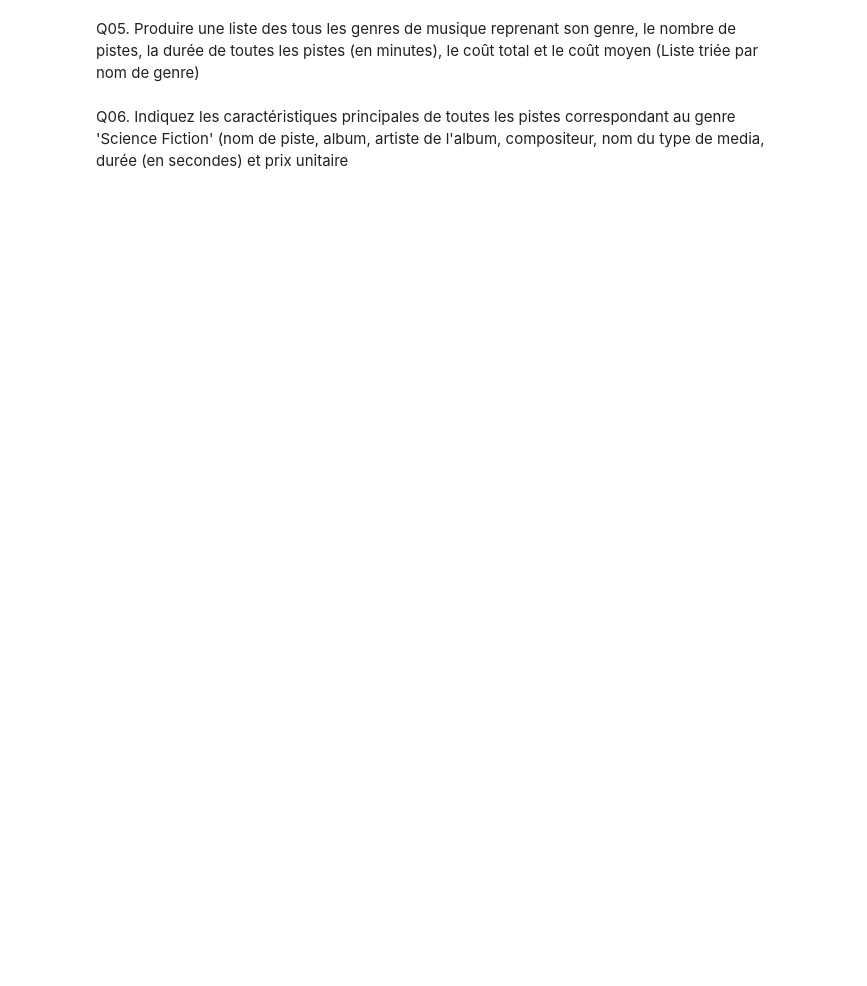
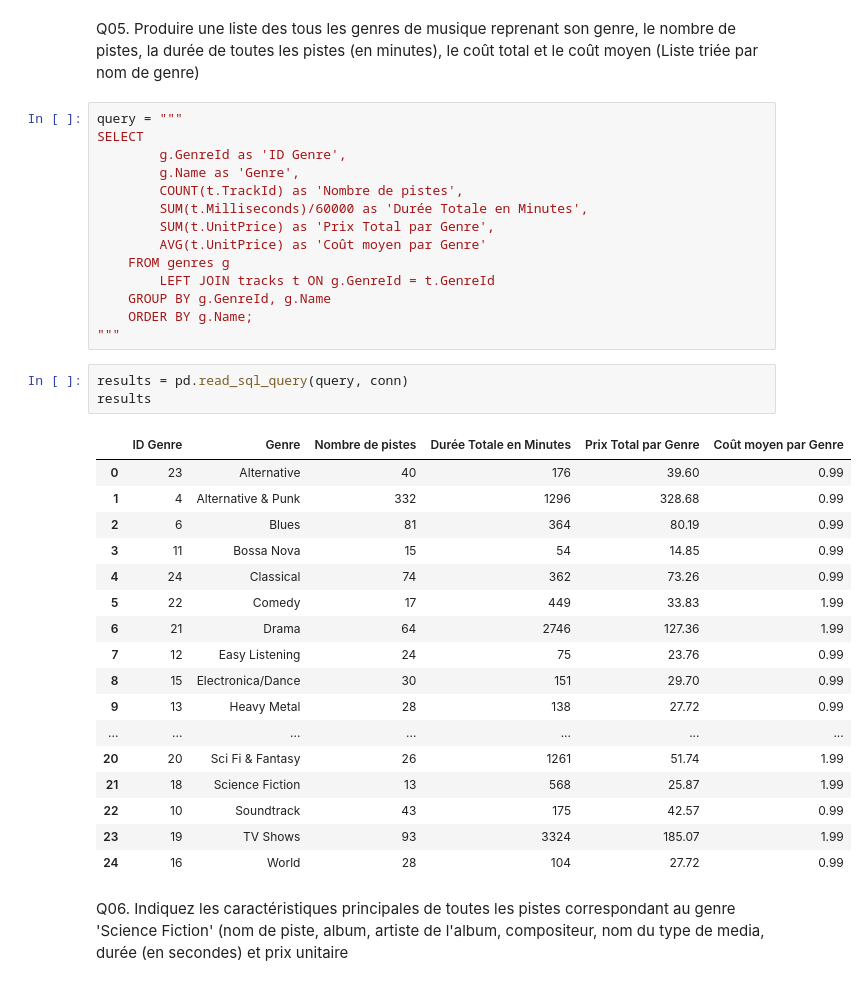
Before and after one commit to joris-devdata/digital-music-store, a Jupyter notebook: p1-exploration.ipynb, the cells around one changed output. Saved outputs shown, nothing was run; the diff lists cells and outputs as text; blank space fills up the shorter version.

```diff
--- a/p1-exploration.ipynb
+++ b/p1-exploration.ipynb
@@ -136,4 +219,39 @@ Q04. Produire une liste des toutes les playlists reprenant son nom, le nombre de
 # %% [markdown]
 Q05. Produire une liste des tous les genres de musique reprenant son genre, le nombre de pistes, la durée de toutes les pistes (en minutes), le coût total et le coût moyen (Liste triée par nom de genre)
+# %%
+query = """
+SELECT
+		g.GenreId as 'ID Genre',
+		g.Name as 'Genre',
+		COUNT(t.TrackId) as 'Nombre de pistes',
+		SUM(t.Milliseconds)/60000 as 'Durée Totale en Minutes',
+		SUM(t.UnitPrice) as 'Prix Total par Genre',
+		AVG(t.UnitPrice) as 'Coût moyen par Genre'
+	FROM genres g
+		LEFT JOIN tracks t ON g.GenreId = t.GenreId
+	GROUP BY g.GenreId, g.Name
+	ORDER BY g.Name;
+"""
+# %%
+results = pd.read_sql_query(query, conn)
+results
+# %% [output]
+|  | ID Genre | Genre | Nombre de pistes | Durée Totale en Minutes | Prix Total par Genre | Coût moyen par Genre |
+| 0 | 23 | Alternative | 40 | 176 | 39.60 | 0.99 |
+| 1 | 4 | Alternative & Punk | 332 | 1296 | 328.68 | 0.99 |
+| 2 | 6 | Blues | 81 | 364 | 80.19 | 0.99 |
+| 3 | 11 | Bossa Nova | 15 | 54 | 14.85 | 0.99 |
+| 4 | 24 | Classical | 74 | 362 | 73.26 | 0.99 |
+| 5 | 22 | Comedy | 17 | 449 | 33.83 | 1.99 |
+| 6 | 21 | Drama | 64 | 2746 | 127.36 | 1.99 |
+| 7 | 12 | Easy Listening | 24 | 75 | 23.76 | 0.99 |
+| 8 | 15 | Electronica/Dance | 30 | 151 | 29.70 | 0.99 |
+| 9 | 13 | Heavy Metal | 28 | 138 | 27.72 | 0.99 |
+| ... | ... | ... | ... | ... | ... | ... |
+| 20 | 20 | Sci Fi & Fantasy | 26 | 1261 | 51.74 | 1.99 |
+| 21 | 18 | Science Fiction | 13 | 568 | 25.87 | 1.99 |
+| 22 | 10 | Soundtrack | 43 | 175 | 42.57 | 0.99 |
+| 23 | 19 | TV Shows | 93 | 3324 | 185.07 | 1.99 |
+| 24 | 16 | World | 28 | 104 | 27.72 | 0.99 |
 # %% [markdown]
 Q06. Indiquez les caractéristiques principales de toutes les pistes correspondant au genre 'Science Fiction' (nom de piste, album, artiste de l'album, compositeur, nom du type de media, durée (en secondes) et prix unitaire
```
Also changed, not shown: parts of 21 cells of this notebook.
